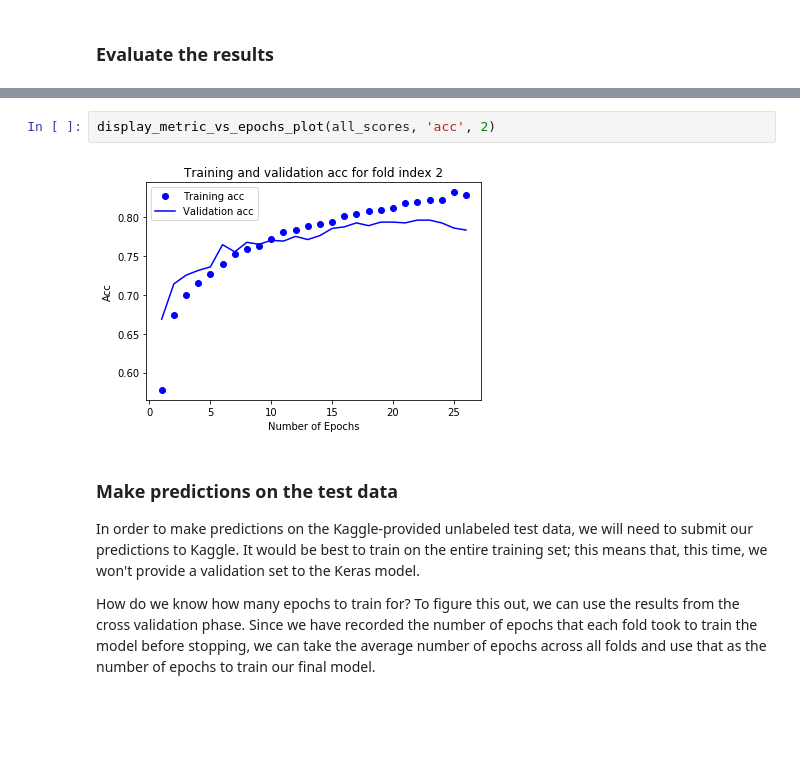
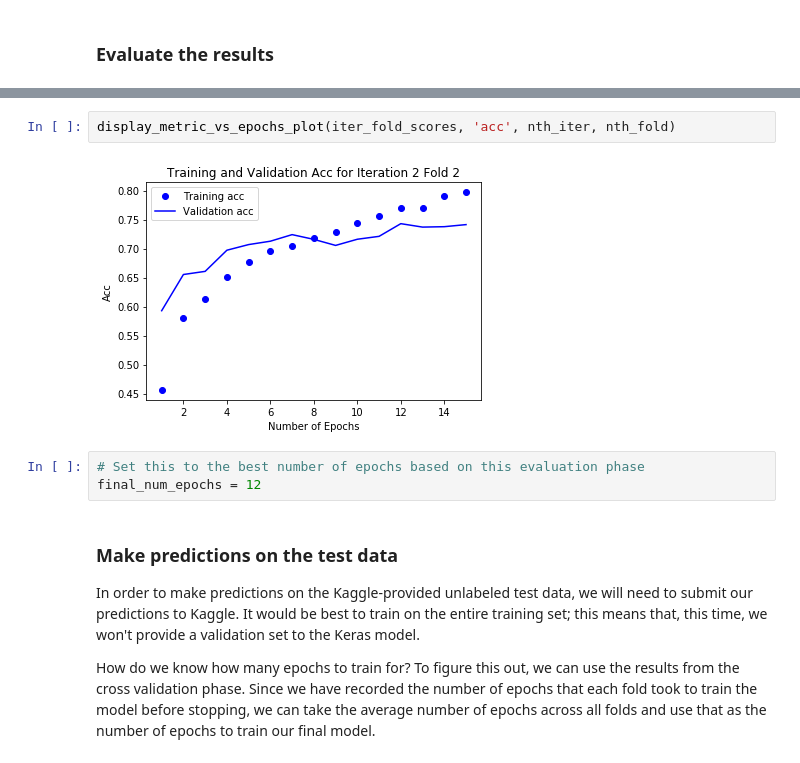
Before and after one commit to mrbarbasa/kaggle-spooky-author, a Jupyter notebook: code/02_glove_cnn_model.ipynb, the cells around one changed output, grey strips where cells are left out. Drawn from its saved outputs; the diff is of its cells as text; blank space fills up the shorter version.

```diff
--- a/code/02_glove_cnn_model.ipynb
+++ b/code/02_glove_cnn_model.ipynb
@@ -316,7 +316,10 @@ display_metric_vs_epochs_plot(all_scores, 'loss', 2)
-# %%
-display_metric_vs_epochs_plot(all_scores, 'acc', 2)
-# %% [output]
-[figure, removed]
+# %%
+display_metric_vs_epochs_plot(iter_fold_scores, 'acc', nth_iter, nth_fold)
+# %% [output]
+[figure, added]
+# %%
+# Set this to the best number of epochs based on this evaluation phase
+final_num_epochs = 12
 # %% [markdown]
 ### Make predictions on the test data
 In order to make predictions on the Kaggle-provided unlabeled test data, we will need to submit our predictions to Kaggle. It would be best to train on the entire training set; this means that, this time, we won't provide a validation set to the Keras model.
```
Also changed, not shown: parts of 10 cells of this notebook, 4 other files.
